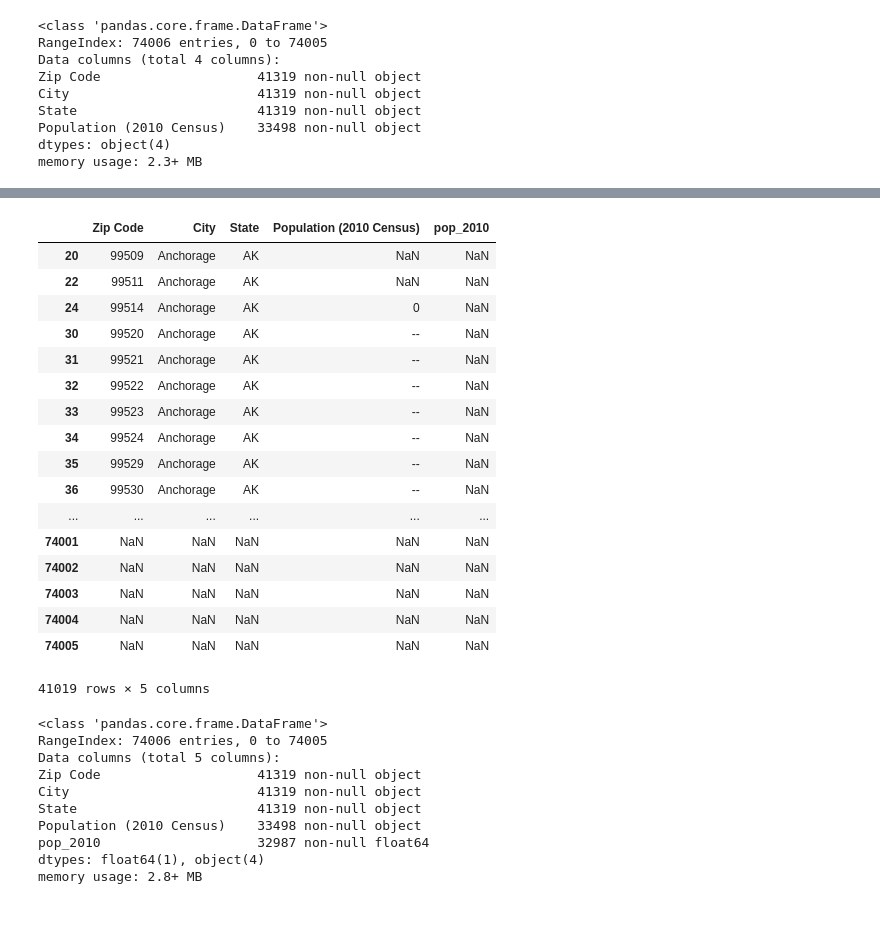
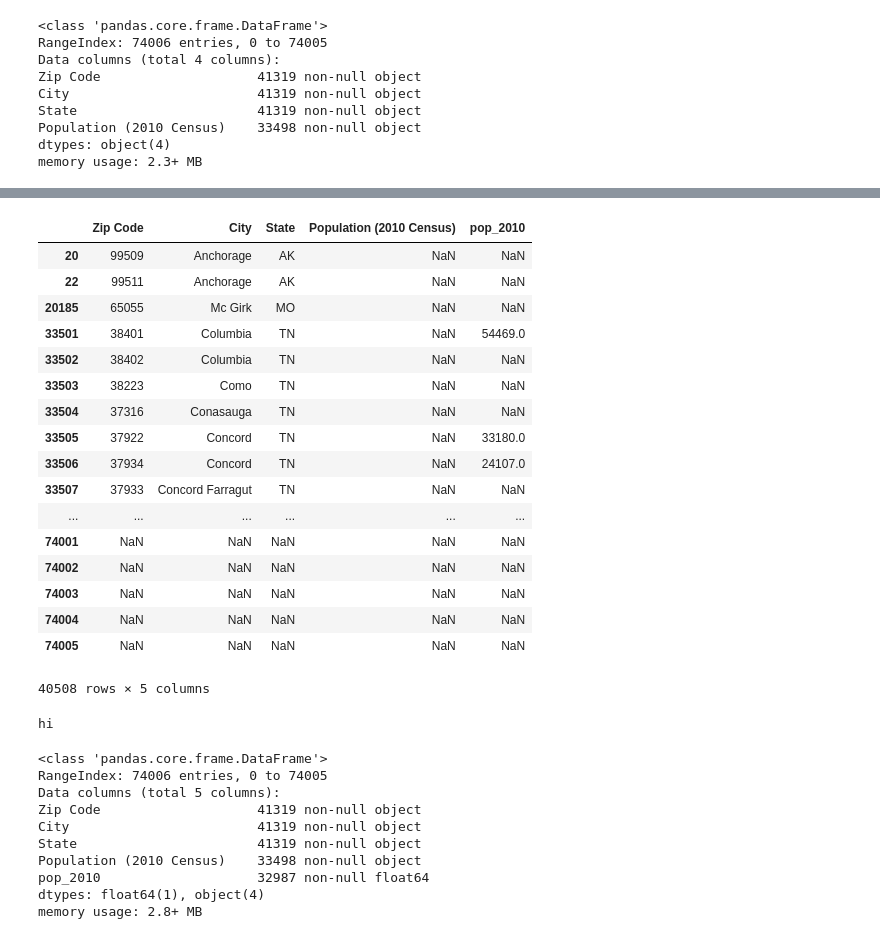
Before and after one commit to tjslezak/zipcode-population-tool, a Jupyter notebook: zipcodepopulationtool.ipynb, the cells around one changed output, grey strips where cells are left out. Cells and saved outputs as stored; diff of their text form; code cells hidden in the pictures.

```diff
--- a/zipcodepopulationtool.ipynb
+++ b/zipcodepopulationtool.ipynb
@@ -2,4 +2,4 @@
 import pandas as pd
 from uszipcode import SearchEngine
 # %%
-search = SearchEngine(simple_zipcode=False)
+search = SearchEngine(simple_zipcode=True)
@@ -27,0 +6,7 @@ df = df.iloc[:, :4]
+# %%
+df = pd.read_csv('tj_zips.csv')
+df = df.iloc[:, :4]
+df.dropna(subset=['Zip Code'], inplace=True)
+df.drop(df[df['Zip Code'].str.contains(',')].index, inplace=True)
+df['Zip Code'] = df['Zip Code']
+df.info()
@@ -37,3 +104,15 @@ State                       41319 non-null object
 Population (2010 Census)    33498 non-null object
 dtypes: object(4)
 memory usage: 2.3+ MB
+# %%
+def zipcode_pops(zipcode):
+    if zipcode:
+        pop = search.by_zipcode(str(zipcode)).population
+        if pop:
+            return int(pop)
+        else:
+            return 0
+    else:
+        pass
+# %%
+df['pop_2010'] = df['Population (2010 Census)'].apply(lambda x: zipcode_pops)
@@ -42,24 +166,31 @@ df['pop_2010'] = [search.by_zipcode(str(z)).population for z in df['Zip Code']]
 # %%
-df[df.pop_2010.isna()]
+df[df['Population (2010 Census)'].isna()]
 # %% [output]
 |  | Zip Code | City | State | Population (2010 Census) | pop_2010 |
 | 20 | 99509 | Anchorage | AK | NaN | NaN |
 | 22 | 99511 | Anchorage | AK | NaN | NaN |
-| 24 | 99514 | Anchorage | AK | 0 | NaN |
-| 30 | 99520 | Anchorage | AK | -- | NaN |
-| 31 | 99521 | Anchorage | AK | -- | NaN |
-| 32 | 99522 | Anchorage | AK | -- | NaN |
-| 33 | 99523 | Anchorage | AK | -- | NaN |
-| 34 | 99524 | Anchorage | AK | -- | NaN |
-| 35 | 99529 | Anchorage | AK | -- | NaN |
-| 36 | 99530 | Anchorage | AK | -- | NaN |
+| 20185 | 65055 | Mc Girk | MO | NaN | NaN |
+| 33501 | 38401 | Columbia | TN | NaN | 54469.0 |
+| 33502 | 38402 | Columbia | TN | NaN | NaN |
+| 33503 | 38223 | Como | TN | NaN | NaN |
+| 33504 | 37316 | Conasauga | TN | NaN | NaN |
+| 33505 | 37922 | Concord | TN | NaN | 33180.0 |
+| 33506 | 37934 | Concord | TN | NaN | 24107.0 |
+| 33507 | 37933 | Concord Farragut | TN | NaN | NaN |
 | ... | ... | ... | ... | ... | ... |
 | 74001 | NaN | NaN | NaN | NaN | NaN |
 | 74002 | NaN | NaN | NaN | NaN | NaN |
 | 74003 | NaN | NaN | NaN | NaN | NaN |
 | 74004 | NaN | NaN | NaN | NaN | NaN |
 | 74005 | NaN | NaN | NaN | NaN | NaN |
-41019 rows × 5 columns
+40508 rows × 5 columns
+# %%
+if search.by_zipcode(str(37049)).population:
+    print('hi')
+else:
+    print('no')
+# %% [output]
+hi
 # %%
 df.info()
 # %% [output]
```
Also changed, not shown: parts of 21 cells of this notebook.
